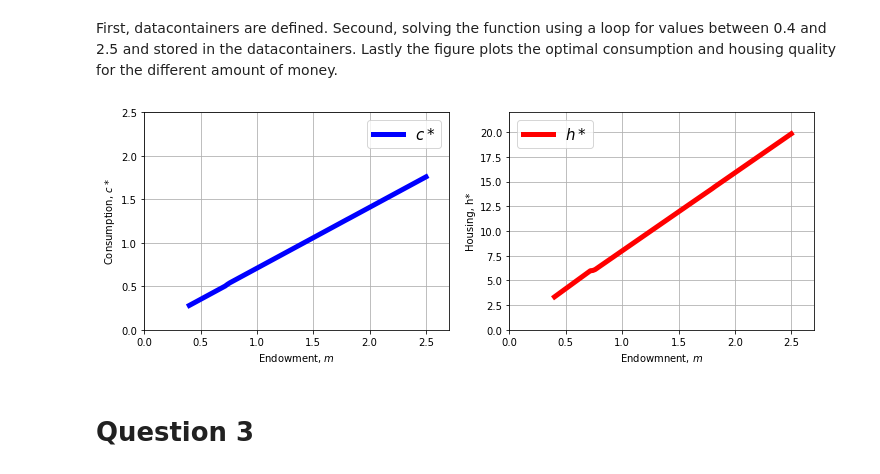
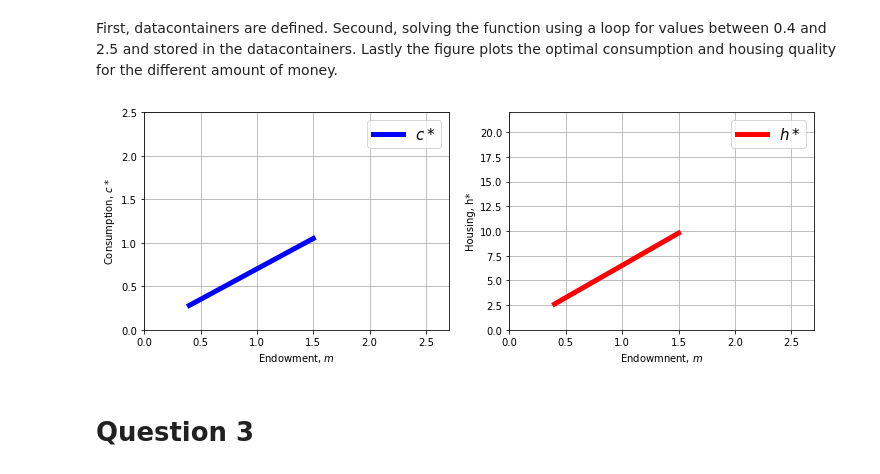
Before and after one commit to NumEconCopenhagen/The-Danish-German-Alliance, a Jupyter notebook: inauguralproject/inauguralproject-lasse.ipynb, the cells around one changed output. Saved outputs shown, nothing was run; the diff lists cells and outputs as text; code cells hidden in the pictures.

```diff
--- a/inauguralproject/inauguralproject-Copy1(1).ipynb
+++ b/inauguralproject/inauguralproject-lasse.ipynb
@@ -29,12 +29,20 @@ m=0.5
 
 #utility function
 def utility_function(c, h, param_dict):
+    '''
+    utility function for consuption and houseing
+    '''
     return (c**(1-param_dict['phi']))*(h**param_dict['phi'])
 
 
 
 #the value of choice function
 def value_of_choice(x,param_dict,m):
+
+    '''
+    createts vectors for c and h and return then as utility levels
+    '''
+
     # note: x is a vector
     c = x[0]
     h = x[1]
@@ -50,21 +58,24 @@ constraints = ({'type': 'ineq', 'fun': lambda x:  m - (x[0] + param_dict['r']*x[
 
 #  solving the function
 def solver(m, param_dict):
-        initial_guess = [m/2,m/2]
-        sol_case = optimize.minimize(
-        value_of_choice,initial_guess,args=(param_dict,m),
-        method='SLSQP',constraints=constraints)
+
+    '''
+    solves the optimization for consumtion houseing
+
+    '''
+    initial_guess = [m/2,m/2]
+    sol_case = optimize.minimize(
+    value_of_choice,initial_guess,args=(param_dict,m),
+    method='SLSQP',constraints=constraints)
 # d. unpack solution
-        c = sol_case.x[0]
-        h = sol_case.x[1]
-        u = utility_function(c, h, param_dict)
-        return c, h, u
+    c = sol_case.x[0]
+    h = sol_case.x[1]
+    u = utility_function(c, h, param_dict)
+    return c, h, u
 
 #calling the results
 results = solver(m, param_dict)
 
-#h = solver(m, param_dict)
-#u = solver(m, param_dict)
 print(f'The optimal consumption level is: {results[0]:.4f}')
 
 print(f' The optimal house quality is: {results[1]:.4f}')
@@ -87,7 +98,7 @@ c_star = []
 h_star = []
 x_axis = []
 # loop 100 values between 0.4 and 2.5, 2.5 included
-for m in np.linspace(0.4,2.5,num=100,endpoint=True):
+for m in np.linspace(0.4,1.5,num=100,endpoint=True):
 
 #  solving the function
     results2 = solver(m, param_dict)
@@ -104,34 +115,34 @@ fig = plt.figure(figsize=(12,4))
 
 # Optimal consumption
 ax = fig.add_subplot(1,2,1)
 ax.plot(x_axis, c_star, color='blue', label="$c*$", linewidth=5)
 ax.set_ylabel('Consumption, $c*$')
 ax.set_xlabel('Endowment, $m$')
 
 # adding legend
 plt.legend(loc='best', fontsize=15)
 
 # costumizing end and begining of x and y axis
 ax.set_xlim([0,2.7])
 ax.set_ylim([0,2.5])
 ax.grid(True)
 
 
 # Optimal housing
 ax = fig.add_subplot(1,2,2)
 ax.plot(x_axis, h_star, color='red', label="$h*$", linewidth=5)
 ax.set_ylabel('Housing, h*')
 ax.set_xlabel('Endowmnent, $m$')
 
 # adding legend
 plt.legend(loc='best', fontsize=15)
 
 # costumizing end and begining of x and y axis.
 ax.set_xlim([0,2.7])
 ax.set_ylim([0,22])
 ax.grid(True)
 # %% [output]
-[figure, old version]
+[figure, new version]
 # %% [markdown]
 # Question 3
 # %% [markdown]
```
Also changed, not shown: parts of 6 cells of this notebook, 2 other files.
